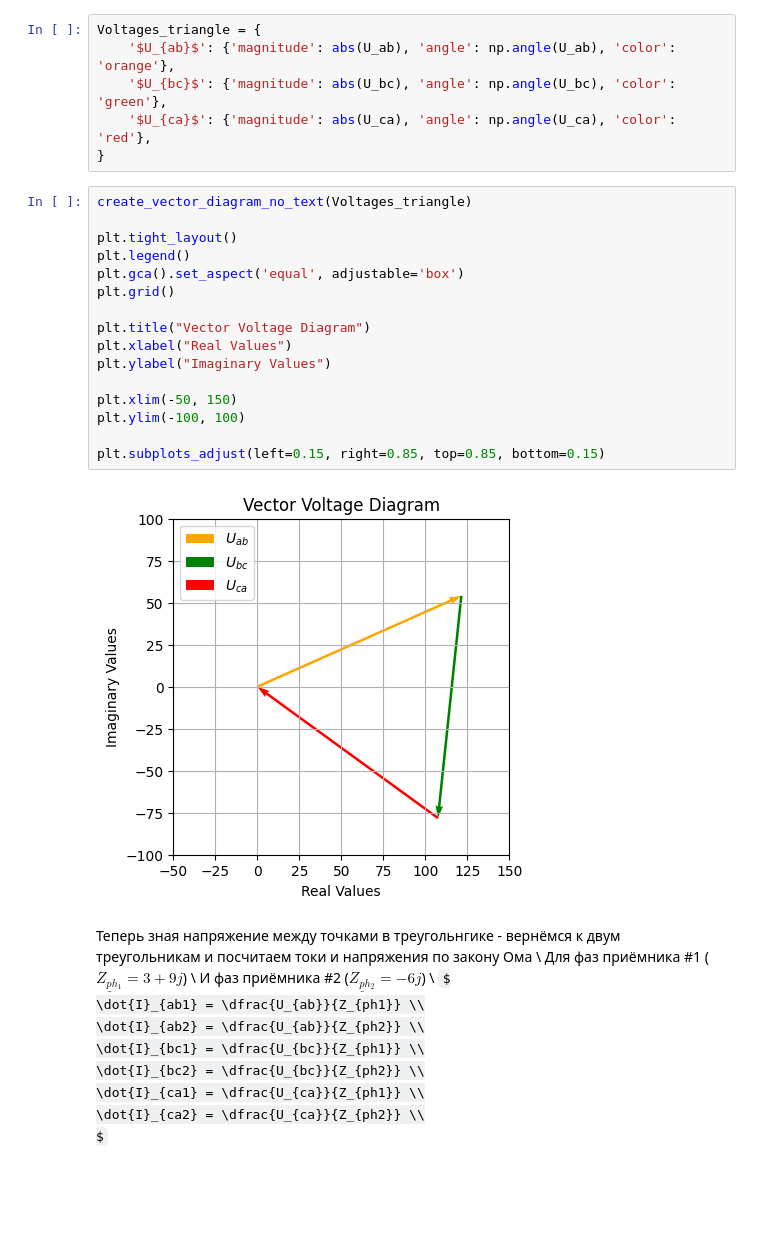
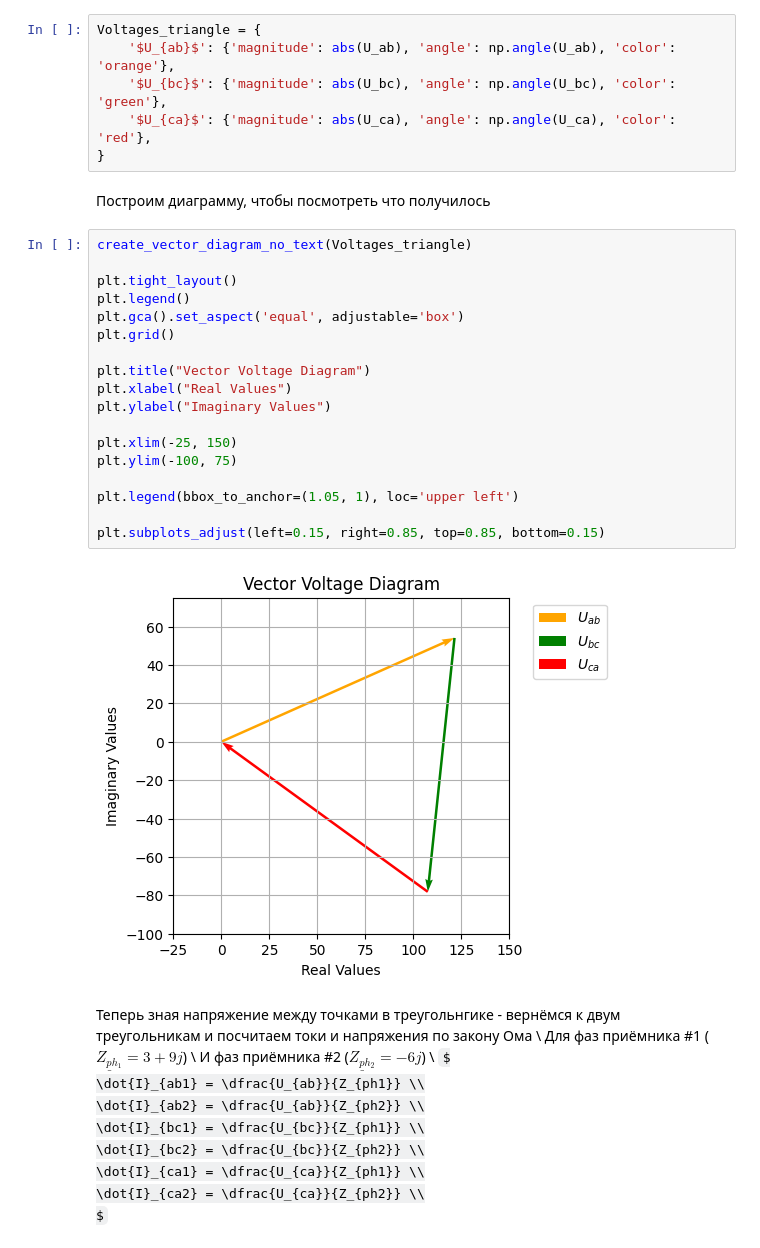
Before and after one commit to M007AX/Coursework-part-III-TBE, a Jupyter notebook: Курсовая_по_ТОЭ_3я_часть.ipynb, the cells around one changed output. Drawn from its saved outputs; the diff is of its cells as text; some formulas as TeX source; blank space fills up the shorter version.

```diff
--- a/Курсовая_по_ТОЭ_3я_часть.ipynb
+++ b/Курсовая_по_ТОЭ_3я_часть.ipynb
@@ -270,24 +280,28 @@ Voltages_triangle = {
     '$U_{bc}$': {'magnitude': abs(U_bc), 'angle': np.angle(U_bc), 'color': 'green'},
     '$U_{ca}$': {'magnitude': abs(U_ca), 'angle': np.angle(U_ca), 'color': 'red'},
 }
+# %% [markdown]
+Построим диаграмму, чтобы посмотреть что получилось
 # %%
 create_vector_diagram_no_text(Voltages_triangle)
 
 plt.tight_layout()
 plt.legend()
 plt.gca().set_aspect('equal', adjustable='box')
 plt.grid()
 
 plt.title("Vector Voltage Diagram")
 plt.xlabel("Real Values")
 plt.ylabel("Imaginary Values")
 
-plt.xlim(-50, 150)
-plt.ylim(-100, 100)
+plt.xlim(-25, 150)
+plt.ylim(-100, 75)
+
+plt.legend(bbox_to_anchor=(1.05, 1), loc='upper left')
 
 plt.subplots_adjust(left=0.15, right=0.85, top=0.85, bottom=0.15)
 # %% [output]
-[figure, old version]
+[figure, new version]
 # %% [markdown]
 Теперь зная напряжение между точками в треугольнгике - вернёмся к двум треугольникам и посчитаем токи и напряжения по закону Ома \\
 Для фаз приёмника #1 ($\underline{Z_{ph_1}} = 3 + 9j$) \\
```
Also changed, not shown: parts of 23 cells of this notebook.
